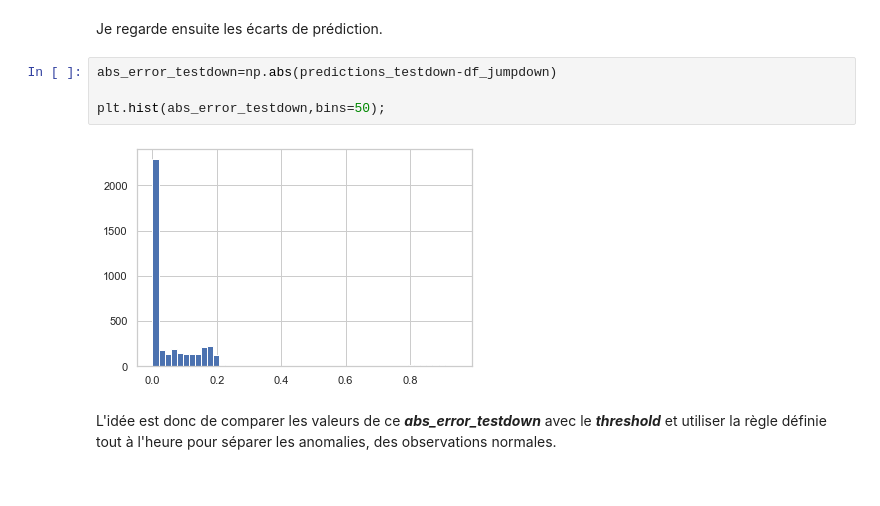
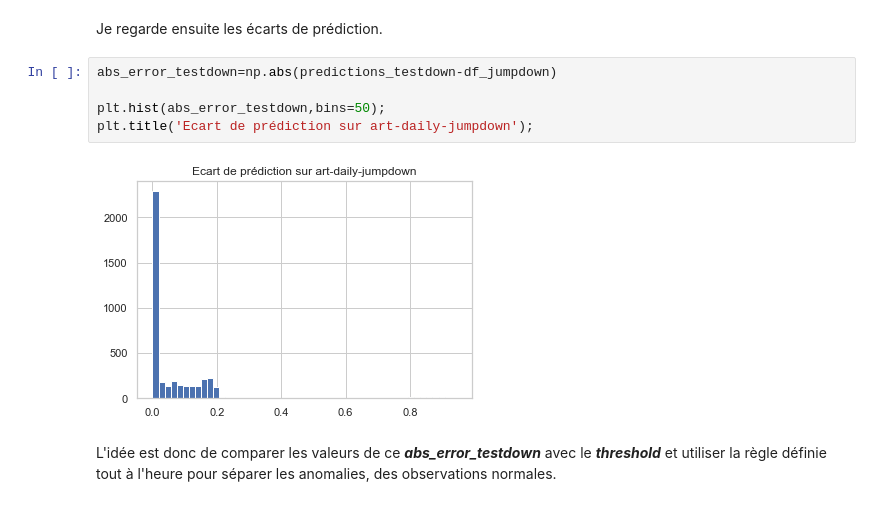
Before and after one commit to cheikh06/Detection_Anomaly, a Jupyter notebook: Anomaly_Detection.ipynb, the cells around one changed output. Cells and saved outputs as stored; diff of their text form.

```diff
--- a/Anomaly_Detection.ipynb
+++ b/Anomaly_Detection.ipynb
@@ -333,9 +334,10 @@ Je regarde ensuite les écarts de prédiction.
 # %%
 abs_error_testdown=np.abs(predictions_testdown-df_jumpdown)
 
 plt.hist(abs_error_testdown,bins=50);
+plt.title('Ecart de prédiction sur art-daily-jumpdown');
 # %% [output]
-[figure, old version]
+[figure, new version]
 # %% [markdown]
 L'idée est donc de comparer les valeurs de ce ***abs_error_testdown*** avec le ***threshold*** et utiliser la règle définie tout à l'heure pour séparer les anomalies, des observations normales.
 # %% [markdown]
```
Also changed, not shown: parts of 13 cells of this notebook, 1 other file.
